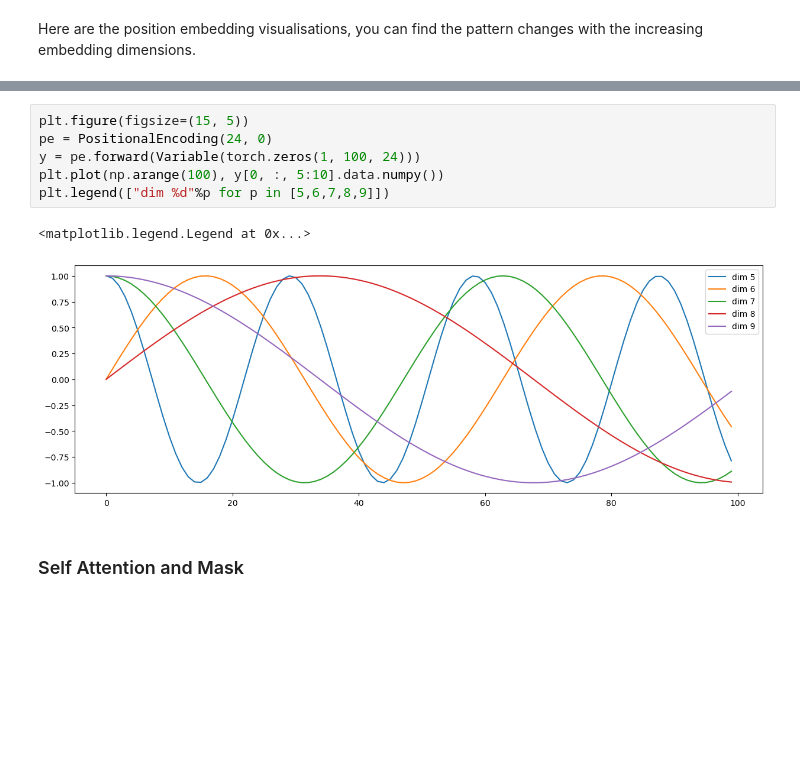
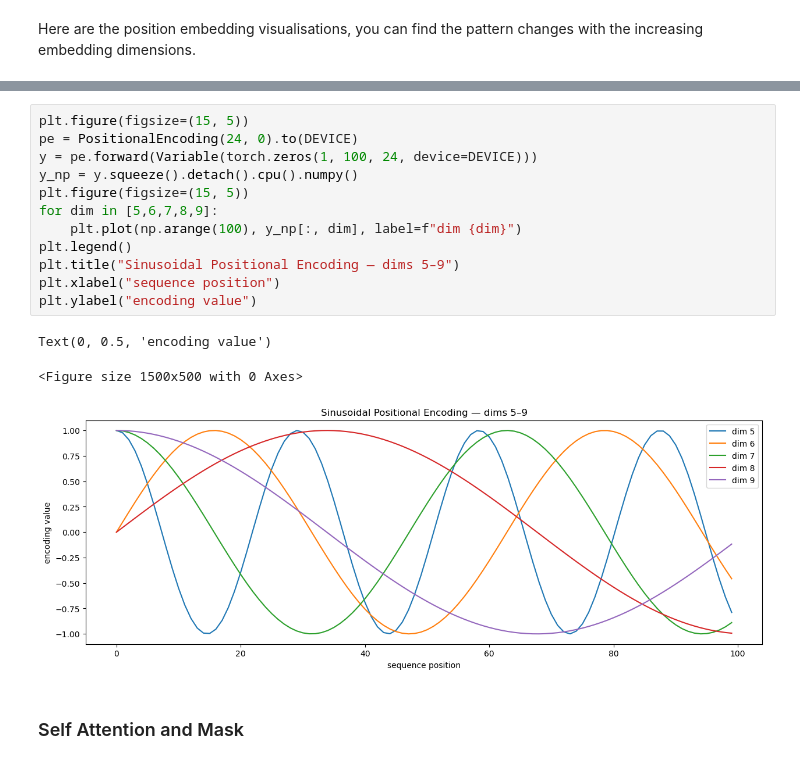
Before and after one commit to jona1115/trans2_encn, a Jupyter notebook: trans2_homework.ipynb, the cells around one changed output, grey strips where cells are left out. Saved outputs shown, nothing was run; the diff lists cells and outputs as text; blank space fills up the shorter version.

```diff
--- a/trans2_homework.ipynb
+++ b/trans2_homework.ipynb
@@ -362,12 +350,19 @@ Text(95.72222222222221, 0.5, 'sequence length')
 # %%
 plt.figure(figsize=(15, 5))
-pe = PositionalEncoding(24, 0)
-y = pe.forward(Variable(torch.zeros(1, 100, 24)))
-plt.plot(np.arange(100), y[0, :, 5:10].data.numpy())
-plt.legend(["dim %d"%p for p in [5,6,7,8,9]])
+pe = PositionalEncoding(24, 0).to(DEVICE)
+y = pe.forward(Variable(torch.zeros(1, 100, 24, device=DEVICE)))
+y_np = y.squeeze().detach().cpu().numpy()
+plt.figure(figsize=(15, 5))
+for dim in [5,6,7,8,9]:
+    plt.plot(np.arange(100), y_np[:, dim], label=f"dim {dim}")
+plt.legend()
+plt.title("Sinusoidal Positional Encoding — dims 5–9")
+plt.xlabel("sequence position")
+plt.ylabel("encoding value")
 # %% [output]
-<matplotlib.legend.Legend at 0x...>
+Text(0, 0.5, 'encoding value')
+<Figure size 1500x500 with 0 Axes>
-[figure, old version]
+[figure, new version]
 # %% [markdown]
 ### Self Attention and Mask
 # %% [markdown]
```
Also changed, not shown: parts of 10 cells of this notebook.
